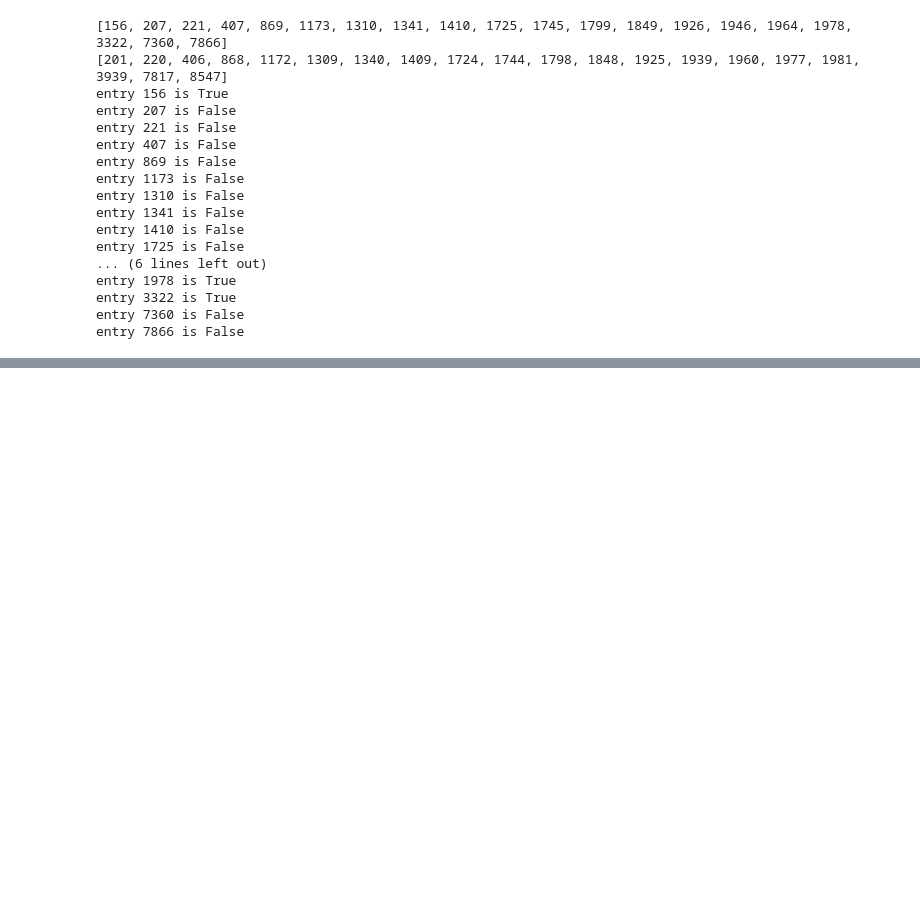
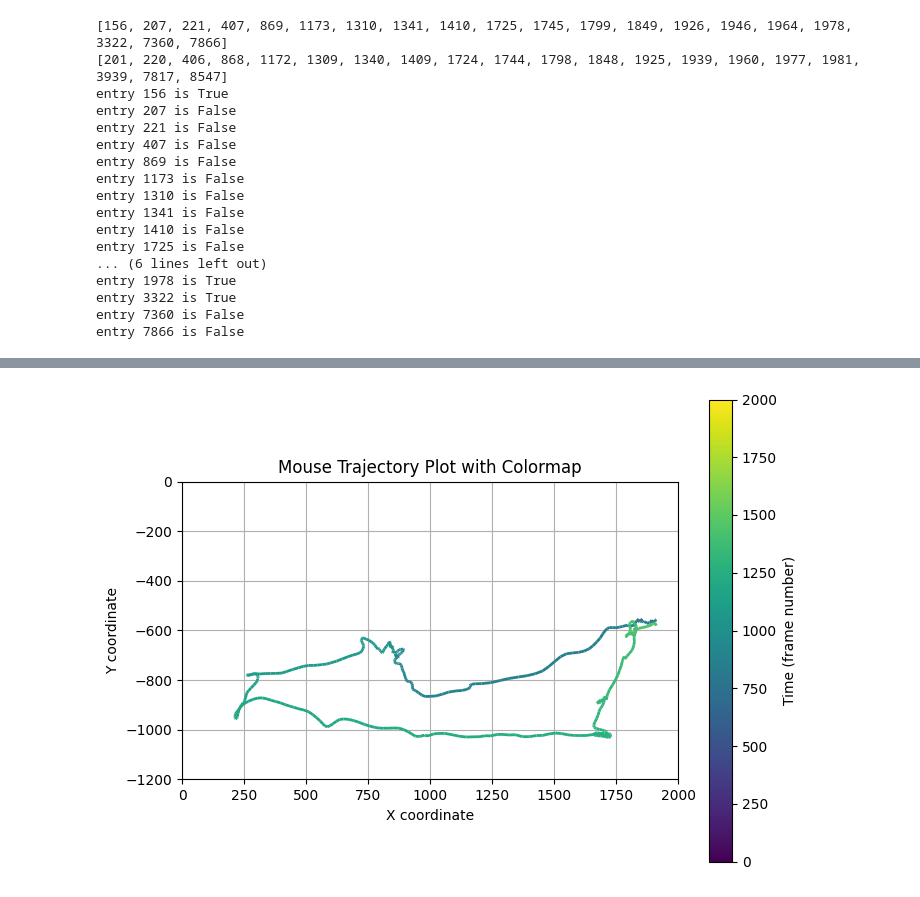
Before and after one commit to FabianQuicken/Ambros_analysis, a Jupyter notebook: full_module_analysis/h5_preprocessing.ipynb, the cells around one changed output, grey strips where cells are left out. Drawn from its saved outputs; the diff is of its cells as text; code cells hidden in the pictures; blank space fills up the shorter version.

```diff
--- a/full_module_analysis/h5_preprocessing.ipynb
+++ b/full_module_analysis/h5_preprocessing.ipynb
@@ -33,8 +33,8 @@ enter_zone_coords = [(1700,430),(1900,430),(1900,670),(1700,670)]
 # %% [markdown]
 Ordner mit H5 Dateien wird eingelesen:
 # %%
-#path = r"C:\Users\quicken\Code\Ambros_analysis\code_test"
-path = r"C:\Users\Fabian\Code\Ambros_analysis\code_test"
+path = r"C:\Users\quicken\Code\Ambros_analysis\code_test"
+#path = r"C:\Users\Fabian\Code\Ambros_analysis\code_test"
 file_list = glob.glob(os.path.join(path, '*.h5'))
 
 df_list = [pd.read_hdf(f) for f in file_list]
@@ -441,0 +471,53 @@ plt.show()
+# %%
+# trajectory plotten
+# Plotten mit Colormap
+
+import matplotlib.pyplot as plt
+import matplotlib.collections as mc
+
+
+arr_x = test_df.loc[:, (scorer, individuals[2], bodyparts, ["x", "y"])].values[:,::2]
+arr_y = test_df.loc[:, (scorer, individuals[2], bodyparts, ["x", "y"])].values[:,1::2]
+
+mean_x = np.nanmean(arr_x, axis=1)
+mean_y = np.nanmean(arr_y, axis=1)
+
+# Beispiel: Ihre Daten (bitte x_coords und y_coords entsprechend setzen)
+x_coords = mean_x
+y_coords = mean_y *-1
+
+# ggf schneiden
+x_coords = x_coords[2500:4500]
+y_coords = y_coords[2500:4500]
+
+
+
+# X- und Y-Koordinaten in Segmente aufteilen
+points = np.array([x_coords, y_coords]).T.reshape(-1, 1, 2)
+segments = np.concatenate([points[:-1], points[1:]], axis=1)
+
+# Colormap definieren
+norm = plt.Normalize(0, len(x_coords))
+lc = mc.LineCollection(segments, cmap='viridis', norm=norm)
+lc.set_array(np.arange(len(x_coords)))
+lc.set_linewidth(2)
+
+# Plot erstellen
+fig, ax = plt.subplots(figsize=(8, 6))
+ax.add_collection(lc)
+ax.set_xlim(0, 2000.0)
+ax.set_ylim(-1200.0, 0)
+ax.set_title("Mouse Trajectory Plot with Colormap")
+ax.set_xlabel("X coordinate")
+ax.set_ylabel("Y coordinate")
+ax.grid(True)
+ax.set_aspect('equal')
+
+# Colorbar (optional)
+cbar = plt.colorbar(lc, ax=ax)
+cbar.set_label('Time (frame number)')
+
+plt.savefig(r"C:\Users\quicken\Code\Ambros_analysis\code_test\mouse_3_trajectory_2500-4500.svg")
+plt.show()
+# %% [output]
+[figure, added]
```
Also changed, not shown: parts of 6 cells of this notebook, 18 other files.
